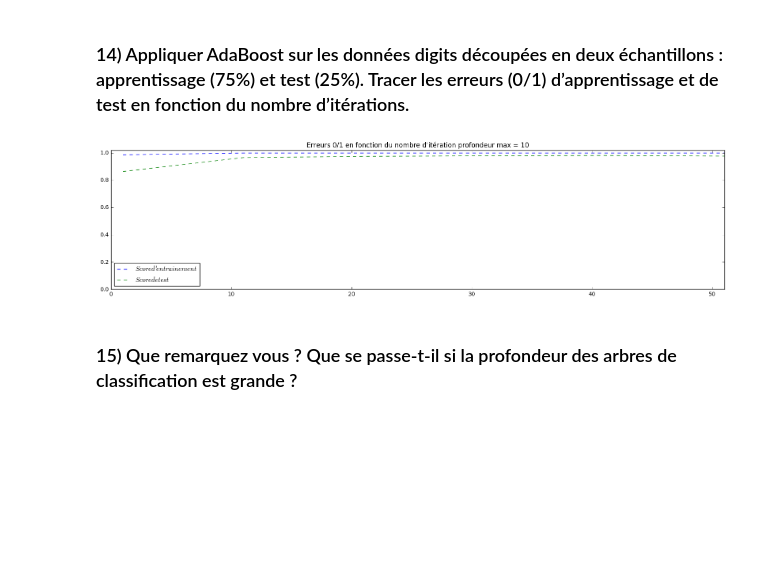
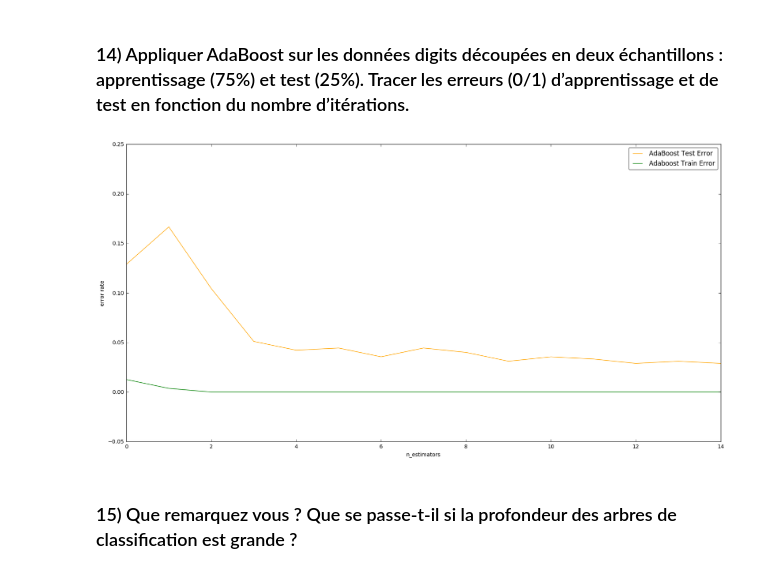
Before and after one commit to rvi008/ensembles, a Jupyter notebook: ensembles.ipynb, the cells around one changed output. Saved outputs shown, nothing was run; the diff lists cells and outputs as text; code cells hidden in the pictures; blank space fills up the shorter version.

```diff
--- a/ensembles.ipynb
+++ b/ensembles.ipynb
@@ -343,27 +348,39 @@ Scores 6-fold adaboost : [0.71700163961838947, 0.81876923928037326, 0.9488225504
 # %% [markdown]
 ### 14) Appliquer AdaBoost sur les données digits découpées en deux échantillons : apprentissage (75%) et test (25%). Tracer les erreurs (0/1) d’apprentissage et de test en fonction du nombre d’itérations.
-# %%
-X_train, X_test, y_train, y_test = train_test_split(X, y, test_size=0.25, random_state=42)
-nestimators = range(1,60,10)
-errorsTrain = []
-errorsTest = []
-for n in nestimators :
-    ada = AdaBoostClassifier(base_estimator = DecisionTreeClassifier(max_depth = 10), algorithm='SAMME', n_estimators=n)
-    ada.fit(X_train, y_train)
-    errorsTrain.append(ada.score(X_train, y_train))
-    errorsTest.append(ada.score(X_test, y_test))
-
-plt.figure(figsize=(20,10))
-plt.subplot(2,1, 1)
-plt.plot(nestimators, errorsTrain, "b", label="$Score d'entrainement$", linestyle='dashed')
-plt.plot(nestimators, errorsTest, "g", label="$Score de test$", linestyle='dashed')
-plt.title("Erreurs 0/1 en fonction du nombre d'itération profondeur max = 10")
-plt.ylim([0, 1.02])
-plt.xlim([0, 51])
-plt.legend(loc='best', numpoints=1)
-plt.show()
-# %% [output]
-[figure, removed]
+# %%
+from sklearn.metrics import zero_one_loss
+X_train, X_test, y_train, y_test = train_test_split(X, y, test_size=0.25, random_state=42)
+errorsTrain = []
+errorsTest = []
+
+ada = AdaBoostClassifier(base_estimator = DecisionTreeClassifier(max_depth = 10), algorithm='SAMME', n_estimators=15)
+ada.fit(X_train, y_train)
+
+ada_err = np.zeros((15,))
+for i, y_pred in enumerate(ada.staged_predict(X_test)):
+    ada_err[i] = zero_one_loss(y_pred, y_test)
+
+ada_err_train = np.zeros((15,))
+for i, y_pred in enumerate(ada.staged_predict(X_train)):
+    ada_err_train[i] = zero_one_loss(y_pred, y_train)
+
+plt.figure(figsize=(20,10))
+plt.plot(np.arange(15), ada_err,
+        label='AdaBoost Test Error',
+        color='orange')
+plt.plot(np.arange(15), ada_err_train,
+        label='Adaboost Train Error',
+        color='green')
+
+plt.ylim((-0.05, 0.25))
+plt.xlabel('n_estimators')
+plt.ylabel('error rate')
+leg = plt.legend(loc='upper right', fancybox=True)
+leg.get_frame().set_alpha(0.7)
+
+plt.show()
+# %% [output]
+[figure, added]
 # %% [markdown]
 ### 15) Que remarquez vous ? Que se passe-t-il si la profondeur des arbres de classification est grande ?
 # %% [markdown]
```
Also changed, not shown: parts of 4 cells of this notebook.
